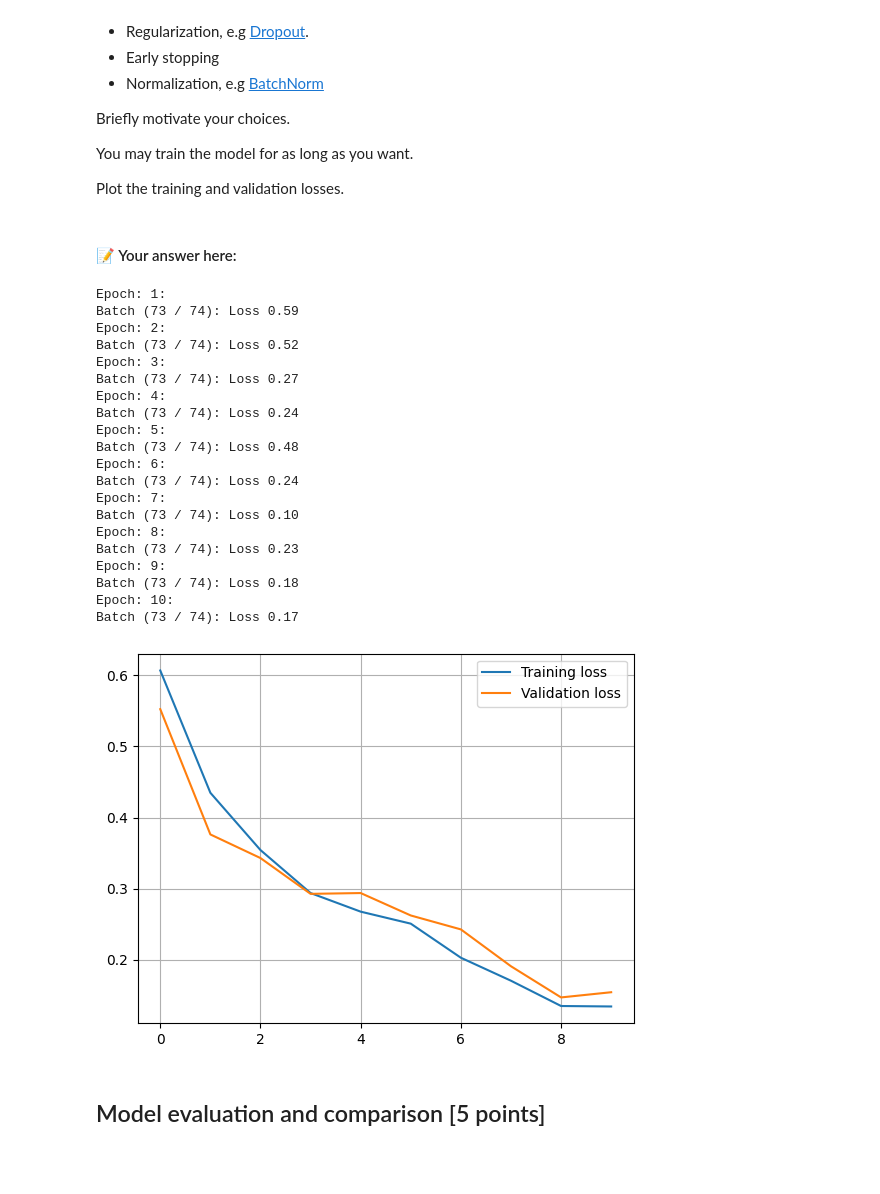
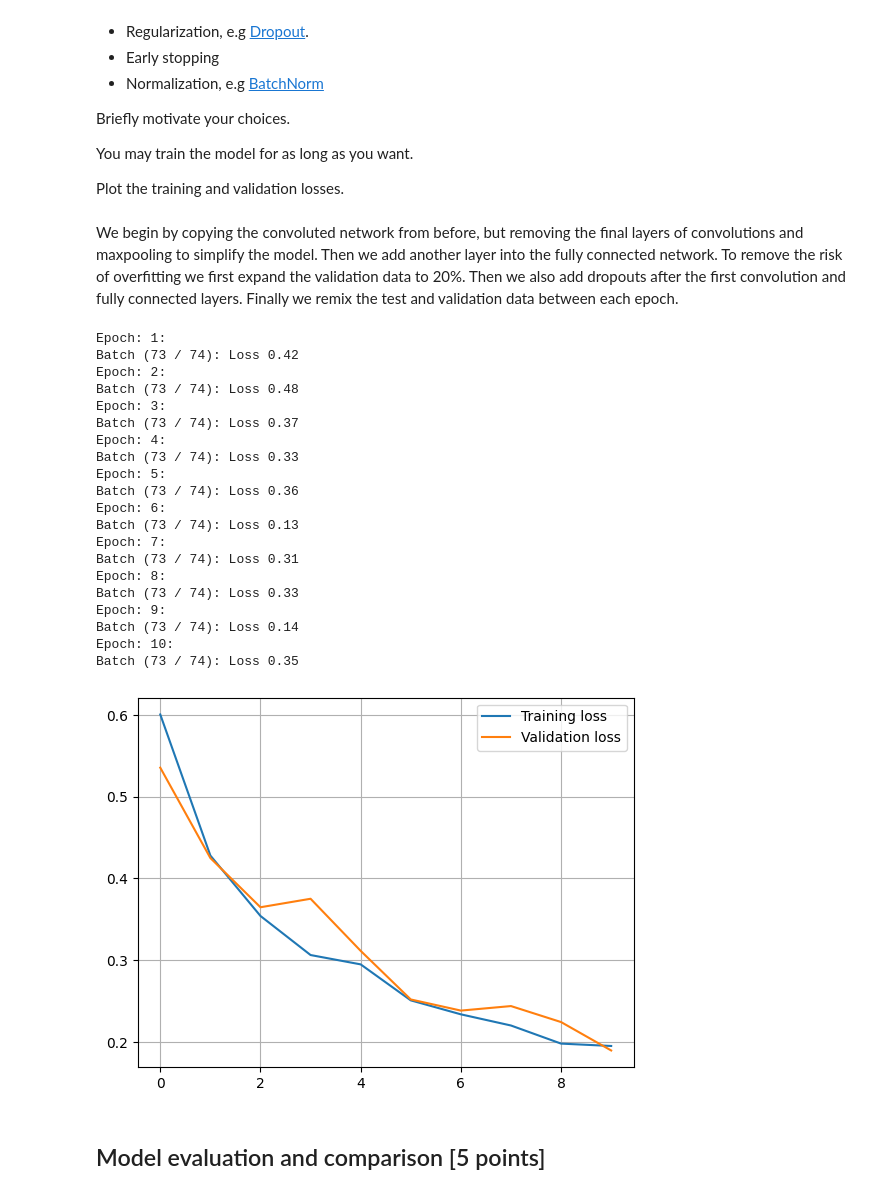
Before and after one commit to nils-led/TDA233, a Jupyter notebook: HW3_2025.ipynb, the cells around one changed output. Cells and saved outputs as stored; diff of their text form; code cells hidden in the pictures; blank space fills up the shorter version.

```diff
--- a/HW3_2025.ipynb
+++ b/HW3_2025.ipynb
@@ -745,10 +747,11 @@ fc_model = FCModel().to(device)
 training_loss = torch.zeros(10)
 validation_loss = torch.zeros(10)
 times = range(10)
-optimizer = torch.optim.Adam(fc_model.parameters(),lr = 1e-3)
+fc_optimizer = torch.optim.Adam(fc_model.parameters(),lr = 1e-3)
+
 for epoch in times:
     print(f"\nEpoch: {epoch+1}\n")
-    training_loss[epoch], validation_loss[epoch] = train_epoch(training_loader_catsndogs, validation_loader_catsndogs, fc_model, loss, optimizer, device)
+    training_loss[epoch], validation_loss[epoch] = train_epoch(training_loader_catsndogs, validation_loader_catsndogs, fc_model, loss, fc_optimizer, device)
 plt.plot(times,training_loss, label = "Training loss")
 plt.plot(times,validation_loss, label = "Validation loss")
 
@@ -825,11 +828,11 @@ conv_model = ConvModel().to(device)
 training_loss = torch.zeros(10)
 validation_loss = torch.zeros(10)
 times = range(10)
-optimizer = torch.optim.Adam(fc_model.parameters(),lr = 1e-3)
+conv_optimizer = torch.optim.Adam(conv_model.parameters(),lr = 1e-3)
 
 for epoch in times:
-    print(f"\nEpoch: {epoch+1}\n")
-    training_loss[epoch], validation_loss[epoch] = train_epoch(training_loader_catsndogs, validation_loader_catsndogs, conv_model, loss, optimizer, device)
+    print(f"\nEpoch {epoch+1}:")
+    training_loss[epoch], validation_loss[epoch] = train_epoch(training_loader_catsndogs, validation_loader_catsndogs, conv_model, loss, conv_optimizer, device)
 plt.plot(times,training_loss, label = "Training loss")
 plt.plot(times,validation_loss, label = "Validation loss")
 
@@ -876,8 +879,8 @@ Briefly motivate your choices.
 You may train the model for as long as you want.
 
 Plot the training and validation losses.
-# %% [markdown]
-#### 📝 Your answer here:
+# %% [markdown]
+We begin by copying the convoluted network from before, but removing the final layers of convolutions and maxpooling to simplify the model. Then we add another layer into the fully connected network. To remove the risk of overfitting we first expand the validation data to 20%. Then we also add dropouts after the first convolution and fully connected layers. Finally we remix the test and validation data between each epoch.
 # %%
 n_train = int(0.80 * len(images))
 n_val = len(images) - n_train
@@ -911,47 +914,46 @@ class ImprovedModel(nn.Module):
 improved_model = ImprovedModel().to(device)
 
 training_epochs = 10
 training_loss = torch.zeros(training_epochs)
 validation_loss = torch.zeros(training_epochs)
 times = range(training_epochs)
-optimizer = torch.optim.Adam(improved_model.parameters(),lr = 1e-3)
-model = improved_model
+improved_optimizer = torch.optim.Adam(improved_model.parameters(),lr = 1e-3)
 
 for epoch in times:
     print(f"\nEpoch: {epoch+1}:")
     training_data_catsndogs, validation_data_catsndogs = torch.utils.data.random_split(train_data, (n_train, n_val))
     training_loader_catsndogs = DataLoader(training_data_catsndogs, batch_size=32, shuffle=True)
     validation_loader_catsndogs = DataLoader(validation_data_catsndogs, batch_size=32, shuffle=True)
 
-    training_loss[epoch], validation_loss[epoch] = train_epoch(training_loader_catsndogs, validation_loader_catsndogs, model, loss, optimizer, device)
+    training_loss[epoch], validation_loss[epoch] = train_epoch(training_loader_catsndogs, validation_loader_catsndogs, improved_model, loss, improved_optimizer, device)
 plt.plot(times,training_loss, label = "Training loss")
 plt.plot(times,validation_loss, label = "Validation loss")
 
 plt.grid()
 plt.legend()
 plt.show()
 # %% [output]
 Epoch: 1:
-Batch (73 / 74): Loss 0.59
+Batch (73 / 74): Loss 0.42
 Epoch: 2:
-Batch (73 / 74): Loss 0.52
+Batch (73 / 74): Loss 0.48
 Epoch: 3:
-Batch (73 / 74): Loss 0.27
+Batch (73 / 74): Loss 0.37
 Epoch: 4:
-Batch (73 / 74): Loss 0.24
+Batch (73 / 74): Loss 0.33
 Epoch: 5:
-Batch (73 / 74): Loss 0.48
+Batch (73 / 74): Loss 0.36
 Epoch: 6:
-Batch (73 / 74): Loss 0.24
+Batch (73 / 74): Loss 0.13
 Epoch: 7:
-Batch (73 / 74): Loss 0.10
+Batch (73 / 74): Loss 0.31
 Epoch: 8:
-Batch (73 / 74): Loss 0.23
+Batch (73 / 74): Loss 0.33
 Epoch: 9:
-Batch (73 / 74): Loss 0.18
+Batch (73 / 74): Loss 0.14
 Epoch: 10:
-Batch (73 / 74): Loss 0.17
+Batch (73 / 74): Loss 0.35
-[figure, old version]
+[figure, new version]
 # %% [markdown]
 ## Model evaluation and comparison [5 points]
 # %% [markdown]
```
Also changed, not shown: parts of 10 cells of this notebook.
